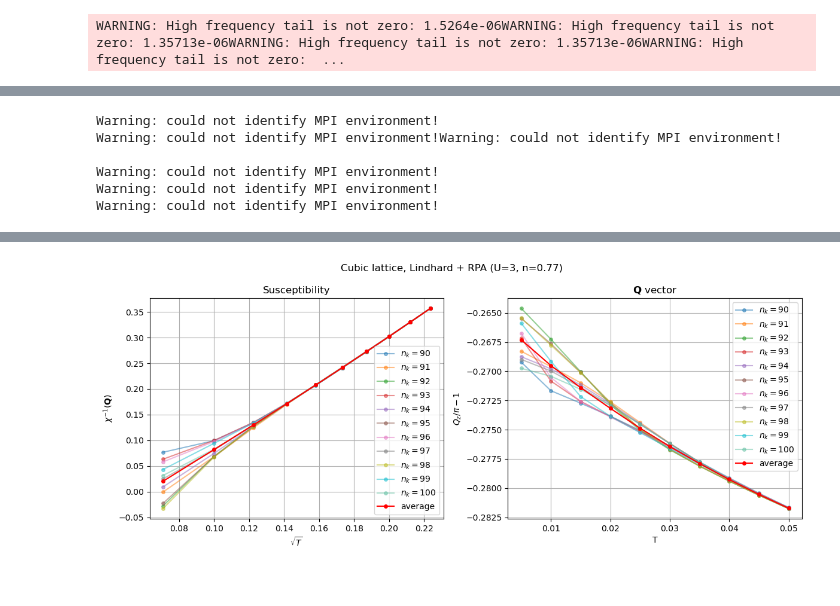
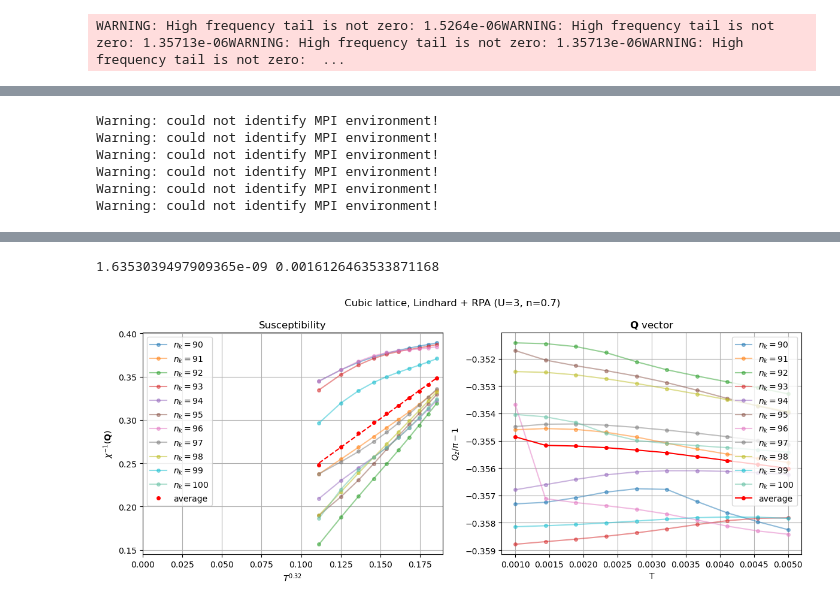
Before and after one commit to cctort/quantum_criticality, a Jupyter notebook: chi_rpa.ipynb, the cells around one changed output, grey strips where cells are left out. Cells and saved outputs as stored; diff of their text form; code cells hidden in the pictures.

Commit message:
failed tetra, get_mu modified

```diff
--- a/chi_rpa.ipynb
+++ b/chi_rpa.ipynb
@@ -159,27 +193,34 @@ WARNING: High frequency tail is not zero: 1.5264e-06WARNING: High frequency tail
 # %%
 U = 3
-n = 0.77
-T_list = np.linspace(0.005, 0.05, 10)
+n = 0.7
+T_list = np.linspace(1e-3, 5e-3, 10)
 par_dict = {'U': U, 'n': n, 'T': T_list}
 title = f'Cubic lattice, Lindhard + RPA (U={U}, n={n})'
 
 nk_list = list(range(90, 101, 1))
-sweep_dict = [{'par_dict': par_dict, 'nk': nk} for nk in nk_list]
+sweep_dict = [{'par_dict': par_dict, 'nk': nk, 'refine': True, 'tetra_method': False, 'fit': True} for nk in nk_list]
 results_list = sweep_parallel(sweep_chirpa, sweep_dict, n_jobs=6)
-
-fig = None
-for results in results_list:
-    nk = results['nk']
-    fig, fit = pcut_chi(results, 'T', plot_Q=(0,0,1), x_exp=0.5,
-                        title=title, label=f'$n_k={nk}$', figure=fig, alpha=0.5)
 
 results_avg = results_list[-1].copy()
 results_avg['invchi'] = sum([results['invchi'] for results in results_list])/len(results_list)
 results_avg['Q'] = sum([results['Q'] for results in results_list])/len(results_list)
 
-fig, fit = pcut_chi(results_avg, 'T', plot_Q=(0,0,1), x_exp=0.5,
+gamma = results_avg['gamma']
+
+fig = None
+for results in results_list:
+    nk = results['nk']
+    fig, fit = pcut_chi(results, 'T', plot_Q=(0,0,1), x_exp=gamma,
+                        title=title, label=f'$n_k={nk}$', figure=fig, alpha=0.5)
+
+fig, _ = pcut_chi(results_avg, 'T', plot_Q=(0,0,1), fit=True, x_exp=gamma,
                     title=title, label=f'average', figure=fig, color='red')
 
+fig, ax = fig
+ax[0].set_xlim(left=0)
+
+print(results['Xc'], results['Xc']**results['gamma'])
+
 plt.show()
 # %% [output]
 [Parallel(n_jobs=6)]: Using backend LokyBackend with 6 concurrent workers.
@@ -203 +244,2 @@ Starting serial run at: 2026-04-15 12:28:15.937874
+1.6353039497909365e-09 0.0016126463533871168
-[figure, old version]
+[figure, new version]
```
Also changed, not shown: parts of 17 cells of this notebook, 7 other files.
